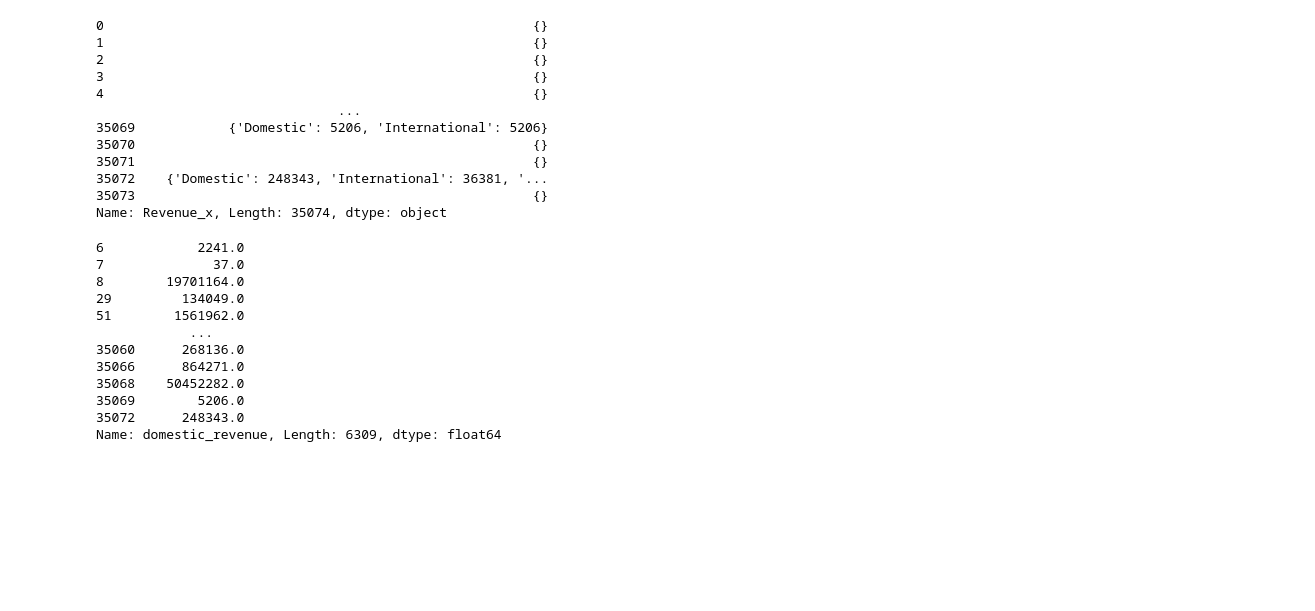
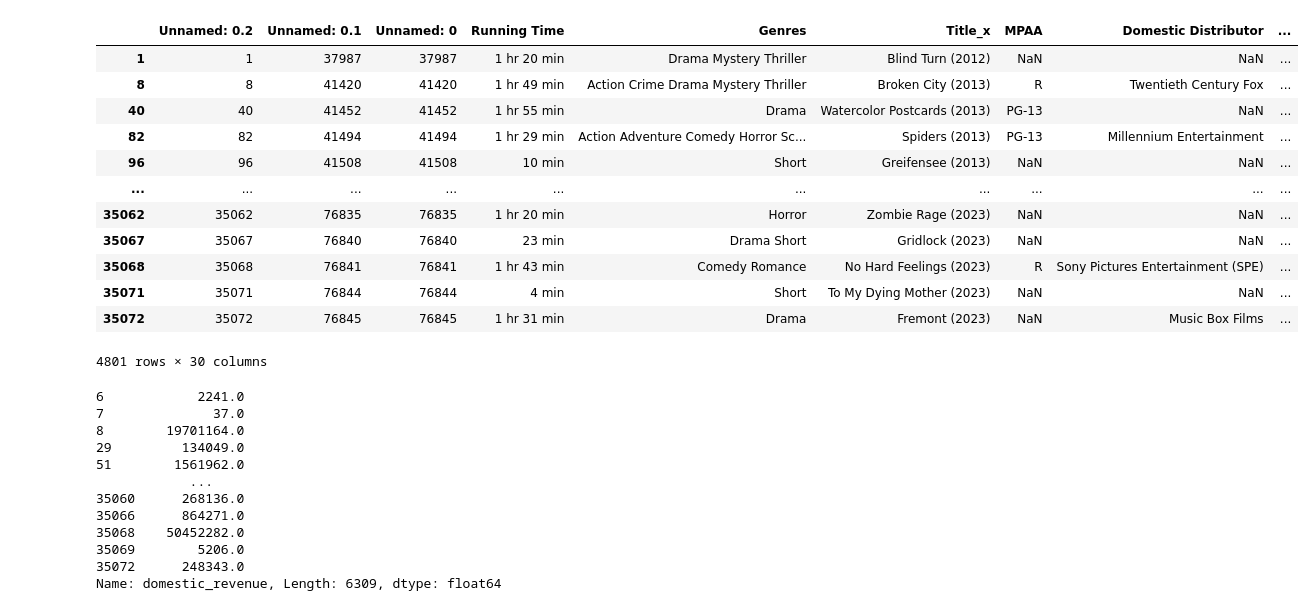
Before and after one commit to samob917/en553.602.FA23, a Jupyter notebook: 3. Data Preparation/3.3 Construct Data/check_revs.ipynb, the cells around one changed output. Cells and saved outputs as stored; diff of their text form; code cells hidden in the pictures; blank space fills up the shorter version.

```diff
--- a/3. Data Preparation/3.3 Construct Data/check_revs.ipynb
+++ b/3. Data Preparation/3.3 Construct Data/check_revs.ipynb
@@ -6,21 +6,23 @@ import numpy as np
 import seaborn as sns
 # %%
 df = pd.read_csv("merged_data.csv")
-# %%
-df.Revenue_x
-# %% [output]
-0                                                       {}
-1                                                       {}
-2                                                       {}
-3                                                       {}
-4                                                       {}
-                               ...
-35069            {'Domestic': 5206, 'International': 5206}
-35070                                                   {}
-35071                                                   {}
-35072    {'Domestic': 248343, 'International': 36381, '...
-35073                                                   {}
-Name: Revenue_x, Length: 35074, dtype: object
+# %%
+c = df.dropna(subset=["Budget_y"])
+c[c["Budget_y"] != 0]
+# %% [output]
+|  | Unnamed: 0.2 | Unnamed: 0.1 | Unnamed: 0 | Running Time | Genres | Title_x | MPAA | Domestic Distributor | ... |
+| 1 | 1 | 37987 | 37987 | 1 hr 20 min | Drama Mystery Thriller | Blind Turn (2012) | NaN | NaN | ... |
+| 8 | 8 | 41420 | 41420 | 1 hr 49 min | Action Crime Drama Mystery Thriller | Broken City (2013) | R | Twentieth Century Fox | ... |
+| 40 | 40 | 41452 | 41452 | 1 hr 55 min | Drama | Watercolor Postcards (2013) | PG-13 | NaN | ... |
+| 82 | 82 | 41494 | 41494 | 1 hr 29 min | Action Adventure Comedy Horror Sc... | Spiders (2013) | PG-13 | Millennium Entertainment | ... |
+| 96 | 96 | 41508 | 41508 | 10 min | Short | Greifensee (2013) | NaN | NaN | ... |
+| ... | ... | ... | ... | ... | ... | ... | ... | ... | ... |
+| 35062 | 35062 | 76835 | 76835 | 1 hr 20 min | Horror | Zombie Rage (2023) | NaN | NaN | ... |
+| 35067 | 35067 | 76840 | 76840 | 23 min | Drama Short | Gridlock (2023) | NaN | NaN | ... |
+| 35068 | 35068 | 76841 | 76841 | 1 hr 43 min | Comedy Romance | No Hard Feelings (2023) | R | Sony Pictures Entertainment (SPE) | ... |
+| 35071 | 35071 | 76844 | 76844 | 4 min | Short | To My Dying Mother (2023) | NaN | NaN | ... |
+| 35072 | 35072 | 76845 | 76845 | 1 hr 31 min | Drama | Fremont (2023) | NaN | Music Box Films | ... |
+4801 rows × 30 columns
 # %%
 def extract_domestic_revenue(string):
     try:
```
Also changed, not shown: parts of 5 cells of this notebook, 3 other files.
